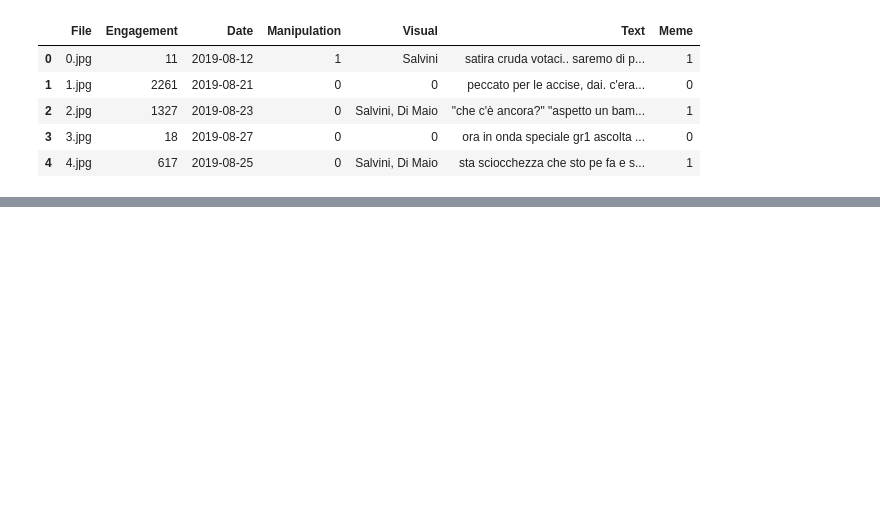
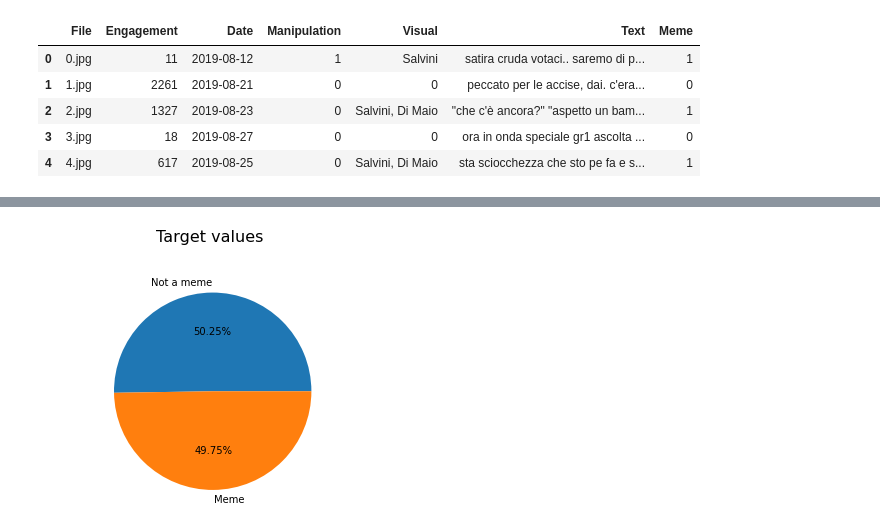
Before and after one commit to simonegramegna/NLP_Dankmeme_classification, a Jupyter notebook: Dankmemes_main.ipynb, the cells around one changed output, grey strips where cells are left out. Saved outputs shown, nothing was run; the diff lists cells and outputs as text; code cells hidden in the pictures; blank space fills up the shorter version.

```diff
--- a/Dankmemes_main.ipynb
+++ b/Dankmemes_main.ipynb
@@ -14,0 +74,12 @@ data.head()
+# %%
+count = data.Meme.value_counts()
+labels = ['Not a meme', 'Meme']
+
+plt.pie(count,
+        labels=labels,
+        autopct = '%1.2f%%')
+plt.axis('equal') # center the plot
+plt.title('Target values \n\n', fontsize = 16)
+plt.show()
+# %% [output]
+[figure, added]
```
Also changed, not shown: parts of 10 cells of this notebook, 6 other files.
